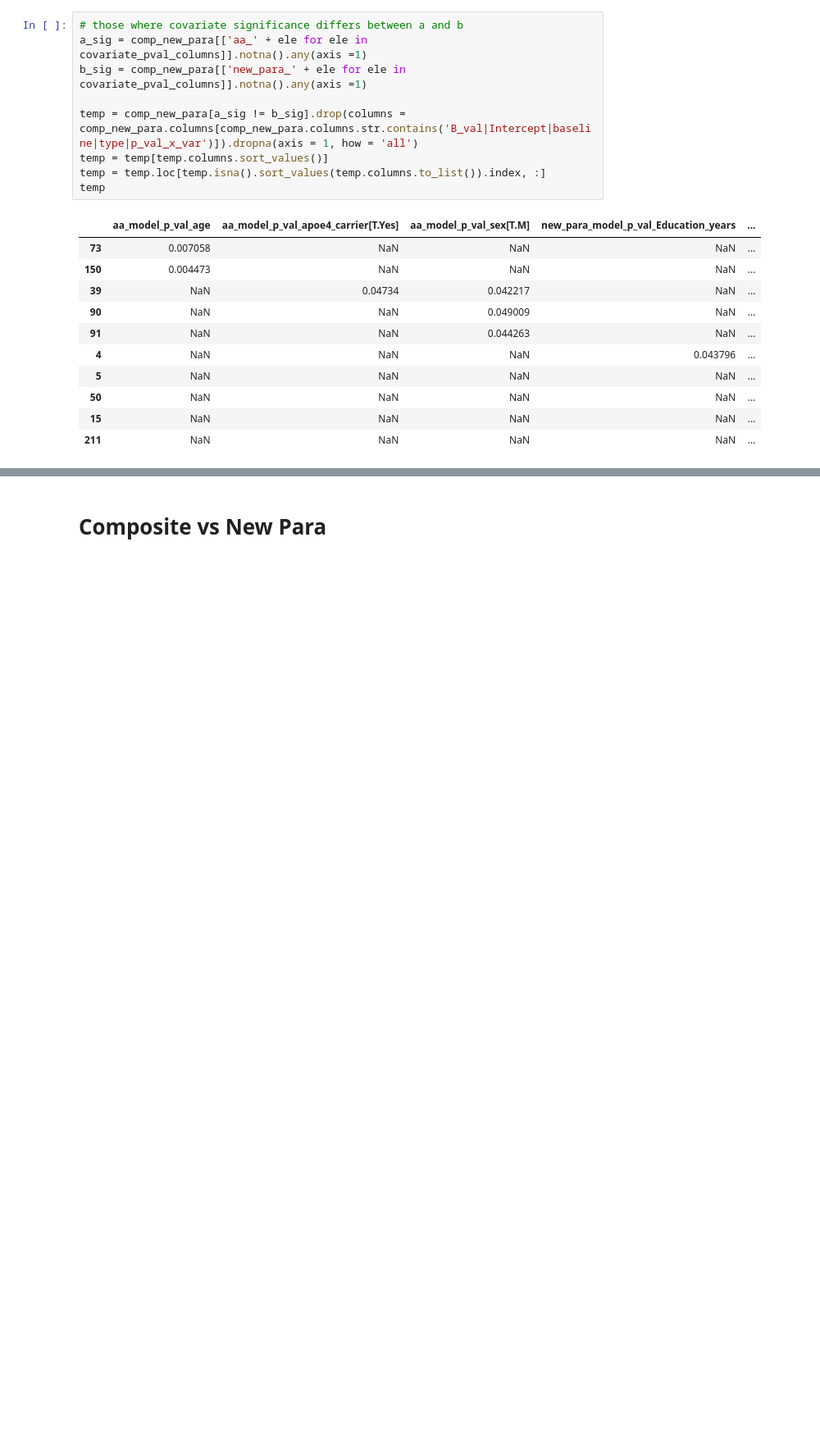
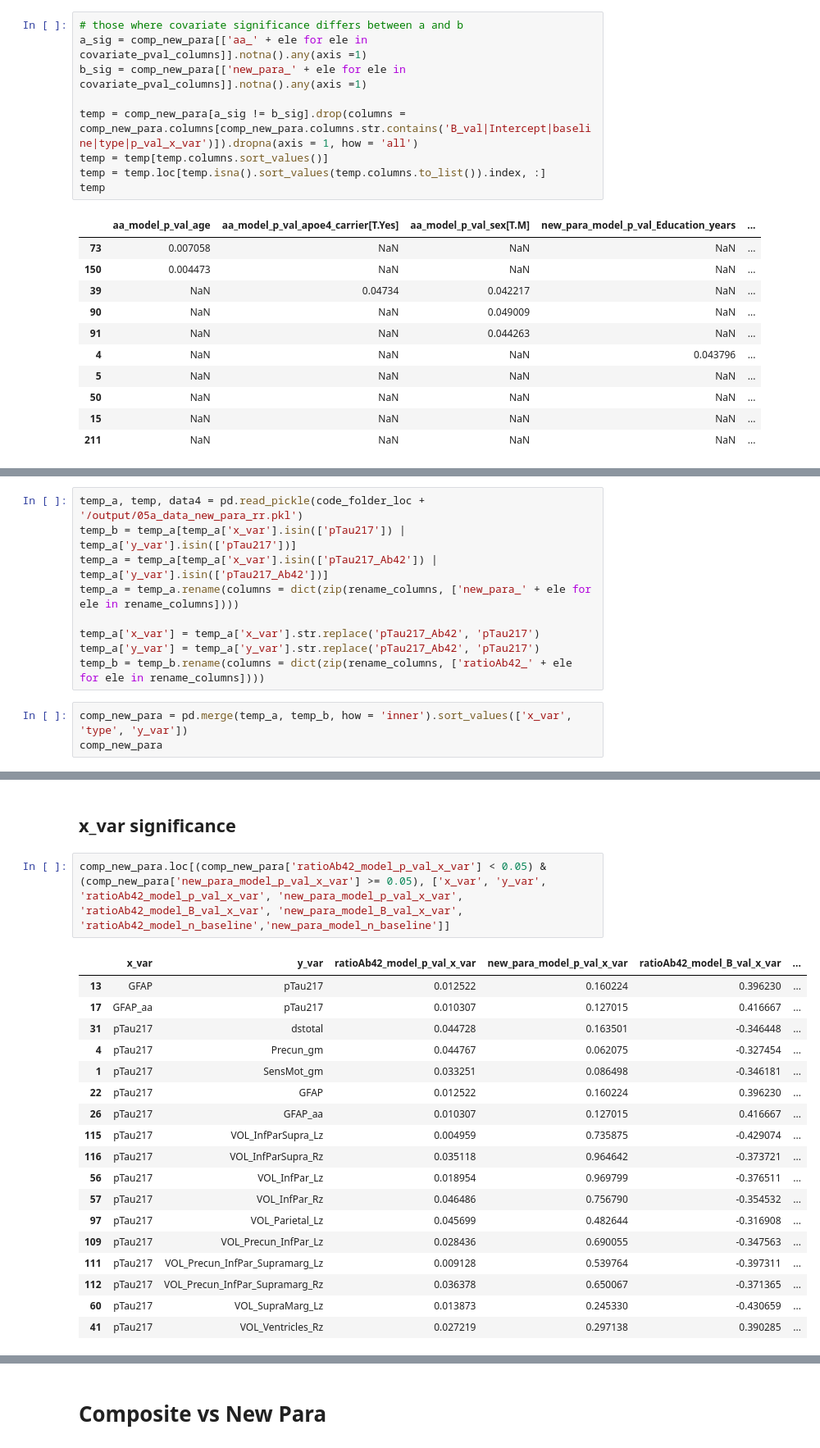
Before and after one commit to lnkoenig/ptau-217-and-FDG-PET-AD---official-copy, a Jupyter notebook: 07_compare_model_results_across_versions.ipynb, the cells around one changed output, grey strips where cells are left out. Shown at 82% size. Drawn from its saved outputs; the diff is of its cells as text; blank space fills up the shorter version.

```diff
--- a/07_compare_model_results_across_versions.ipynb
+++ b/07_compare_model_results_across_versions.ipynb
@@ -331,0 +334,12 @@ temp
+# %%
+temp_a, temp, data4 = pd.read_pickle(code_folder_loc + '/output/05a_data_new_para_rr.pkl')
+temp_b = temp_a[temp_a['x_var'].isin(['pTau217']) | temp_a['y_var'].isin(['pTau217'])]
+temp_a = temp_a[temp_a['x_var'].isin(['pTau217_Ab42']) | temp_a['y_var'].isin(['pTau217_Ab42'])]
+temp_a = temp_a.rename(columns = dict(zip(rename_columns, ['new_para_' + ele for ele in rename_columns])))
+
+temp_a['x_var'] = temp_a['x_var'].str.replace('pTau217_Ab42', 'pTau217')
+temp_a['y_var'] = temp_a['y_var'].str.replace('pTau217_Ab42', 'pTau217')
+temp_b = temp_b.rename(columns = dict(zip(rename_columns, ['ratioAb42_' + ele for ele in rename_columns])))
+# %%
+comp_new_para = pd.merge(temp_a, temp_b, how = 'inner').sort_values(['x_var', 'type', 'y_var'])
+comp_new_para
@@ -331,0 +375,26 @@ temp
+# %% [markdown]
+## x_var significance
+# %%
+comp_new_para.loc[(comp_new_para['ratioAb42_model_p_val_x_var'] < 0.05) & (comp_new_para['new_para_model_p_val_x_var'] >= 0.05), ['x_var', 'y_var',
+'ratioAb42_model_p_val_x_var', 'new_para_model_p_val_x_var',
+'ratioAb42_model_B_val_x_var', 'new_para_model_B_val_x_var',
+'ratioAb42_model_n_baseline','new_para_model_n_baseline']]
+# %% [output]
+|  | x_var | y_var | ratioAb42_model_p_val_x_var | new_para_model_p_val_x_var | ratioAb42_model_B_val_x_var | ... |
+| 13 | GFAP | pTau217 | 0.012522 | 0.160224 | 0.396230 | ... |
+| 17 | GFAP_aa | pTau217 | 0.010307 | 0.127015 | 0.416667 | ... |
+| 31 | pTau217 | dstotal | 0.044728 | 0.163501 | -0.346448 | ... |
+| 4 | pTau217 | Precun_gm | 0.044767 | 0.062075 | -0.327454 | ... |
+| 1 | pTau217 | SensMot_gm | 0.033251 | 0.086498 | -0.346181 | ... |
+| 22 | pTau217 | GFAP | 0.012522 | 0.160224 | 0.396230 | ... |
+| 26 | pTau217 | GFAP_aa | 0.010307 | 0.127015 | 0.416667 | ... |
+| 115 | pTau217 | VOL_InfParSupra_Lz | 0.004959 | 0.735875 | -0.429074 | ... |
+| 116 | pTau217 | VOL_InfParSupra_Rz | 0.035118 | 0.964642 | -0.373721 | ... |
+| 56 | pTau217 | VOL_InfPar_Lz | 0.018954 | 0.969799 | -0.376511 | ... |
+| 57 | pTau217 | VOL_InfPar_Rz | 0.046486 | 0.756790 | -0.354532 | ... |
+| 97 | pTau217 | VOL_Parietal_Lz | 0.045699 | 0.482644 | -0.316908 | ... |
+| 109 | pTau217 | VOL_Precun_InfPar_Lz | 0.028436 | 0.690055 | -0.347563 | ... |
+| 111 | pTau217 | VOL_Precun_InfPar_Supramarg_Lz | 0.009128 | 0.539764 | -0.397311 | ... |
+| 112 | pTau217 | VOL_Precun_InfPar_Supramarg_Rz | 0.036378 | 0.650067 | -0.371365 | ... |
+| 60 | pTau217 | VOL_SupraMarg_Lz | 0.013873 | 0.245330 | -0.430659 | ... |
+| 41 | pTau217 | VOL_Ventricles_Rz | 0.027219 | 0.297138 | 0.390285 | ... |
```
Also changed, not shown: parts of 14 cells of this notebook, 3 other files.
